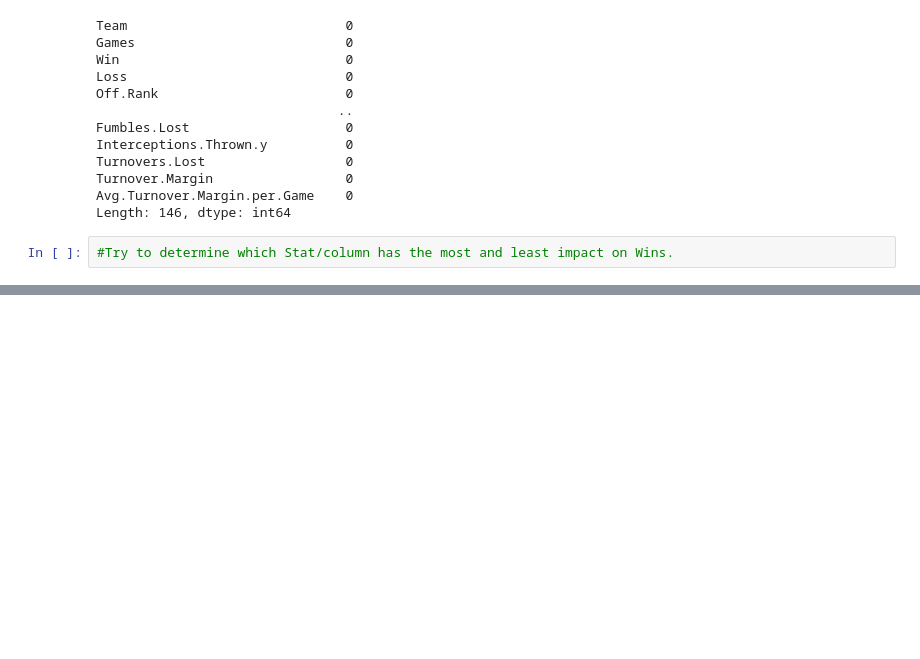
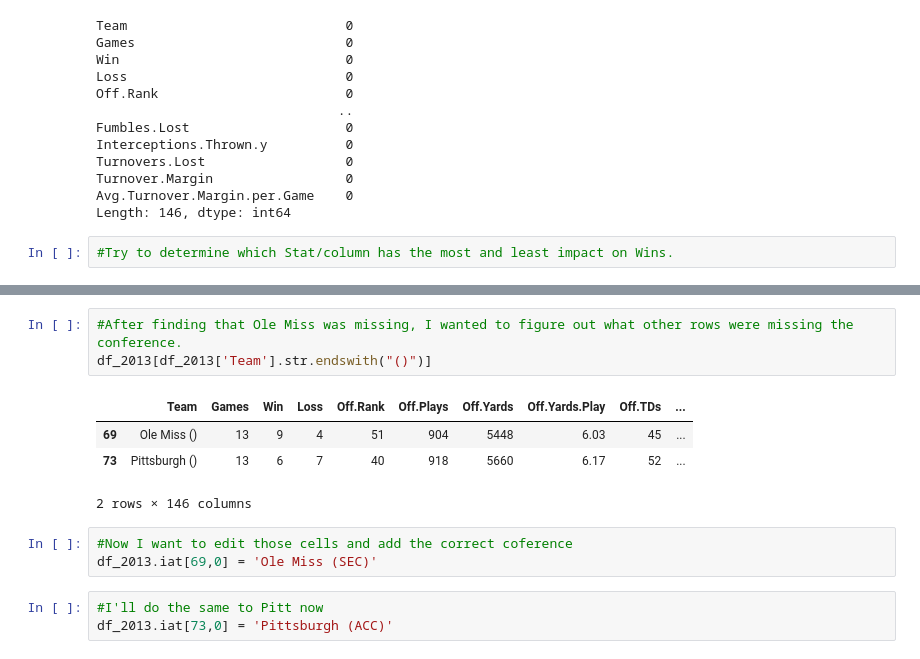
Before and after one commit to jdwrhodes/College_Football_Analysis, a Jupyter notebook: code_files/dftest.ipynb, the cells around one changed output, grey strips where cells are left out. Cells and saved outputs as stored; diff of their text form; blank space fills up the shorter version.

```diff
--- a/code_files/dftest.ipynb
+++ b/code_files/dftest.ipynb
@@ -94,0 +101,14 @@ Length: 146, dtype: int64
+# %%
+#After finding that Ole Miss was missing, I wanted to figure out what other rows were missing the conference.
+df_2013[df_2013['Team'].str.endswith("()")]
+# %% [output]
+|  | Team | Games | Win | Loss | Off.Rank | Off.Plays | Off.Yards | Off.Yards.Play | Off.TDs | ... |
+| 69 | Ole Miss () | 13 | 9 | 4 | 51 | 904 | 5448 | 6.03 | 45 | ... |
+| 73 | Pittsburgh () | 13 | 6 | 7 | 40 | 918 | 5660 | 6.17 | 52 | ... |
+2 rows × 146 columns
+# %%
+#Now I want to edit those cells and add the correct coference
+df_2013.iat[69,0] = 'Ole Miss (SEC)'
+# %%
+#I'll do the same to Pitt now
+df_2013.iat[73,0] = 'Pittsburgh (ACC)'
```
Also changed, not shown: parts of 3 cells of this notebook.
